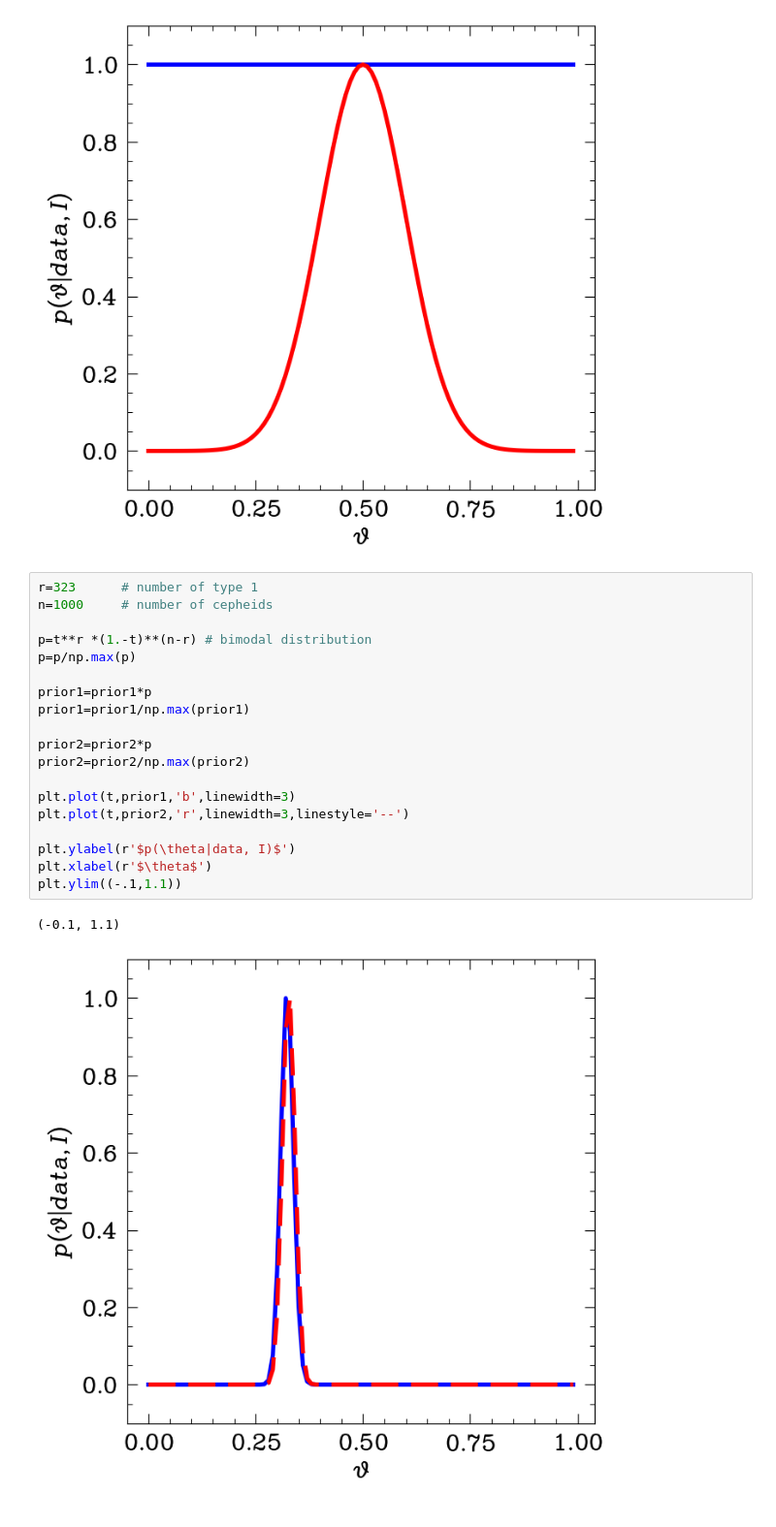
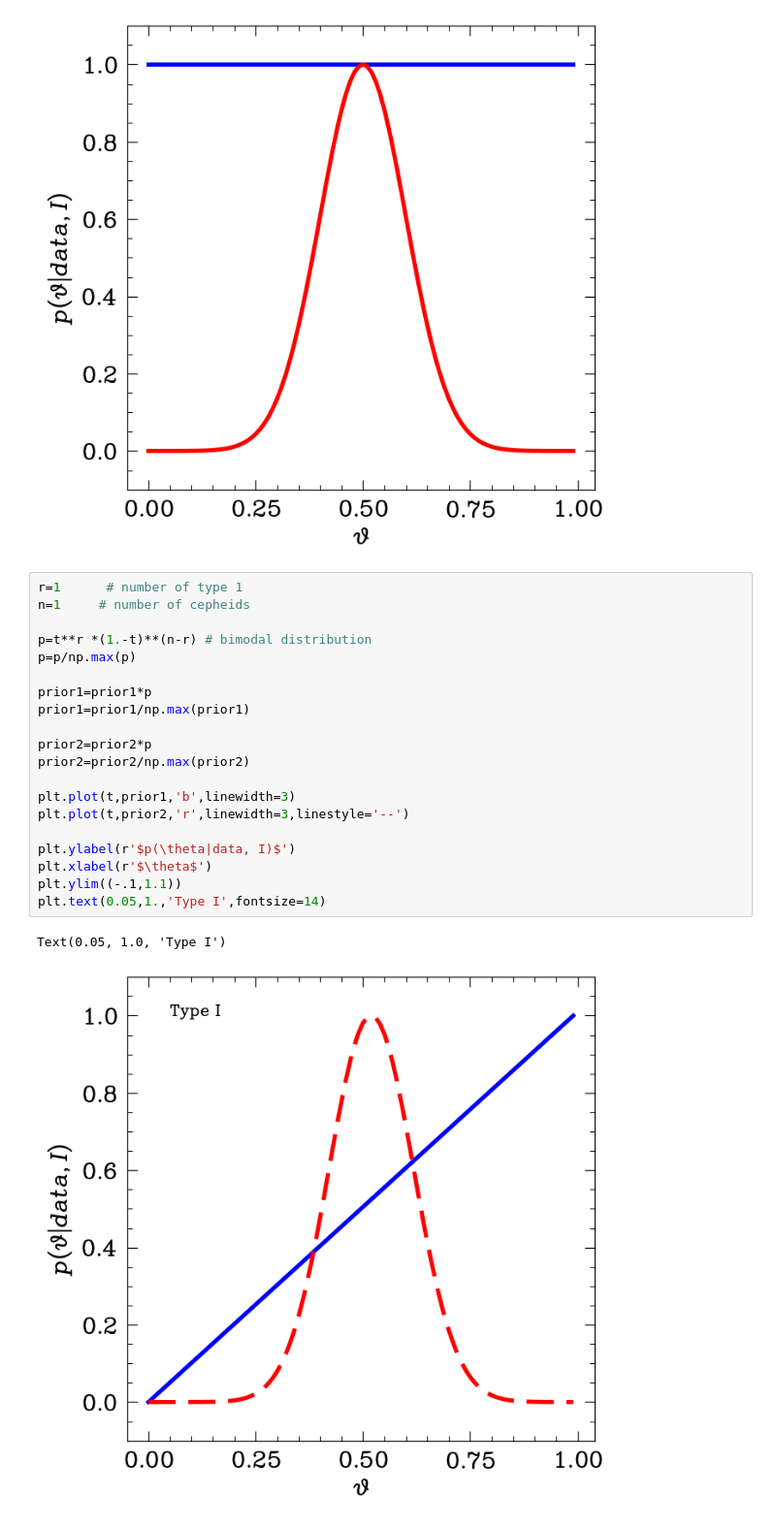
Before and after one commit to csabiu/Astrostatistics, a Jupyter notebook: bayes_cepheids.ipynb, the cells around one changed output. Shown: that part at 97% size. Cells and saved outputs as stored; diff of their text form.

```diff
--- a/bayes_cepheids.ipynb
+++ b/bayes_cepheids.ipynb
@@ -31,24 +34,25 @@ plt.ylim((-.1,1.1))
 (-0.1, 1.1)
 [figure]
 # %%
-r=323      # number of type 1
-n=1000     # number of cepheids
+r=1      # number of type 1
+n=1     # number of cepheids
 
 p=t**r *(1.-t)**(n-r) # bimodal distribution
 p=p/np.max(p)
 
 prior1=prior1*p
 prior1=prior1/np.max(prior1)
 
 prior2=prior2*p
 prior2=prior2/np.max(prior2)
 
 plt.plot(t,prior1,'b',linewidth=3)
 plt.plot(t,prior2,'r',linewidth=3,linestyle='--')
 
 plt.ylabel(r'$p(\theta|data, I)$')
 plt.xlabel(r'$\theta$')
 plt.ylim((-.1,1.1))
+plt.text(0.05,1.,'Type I',fontsize=14)
 # %% [output]
-(-0.1, 1.1)
+Text(0.05, 1.0, 'Type I')
-[figure, old version]
+[figure, new version]
```
Also changed, not shown: parts of 5 cells of this notebook.
